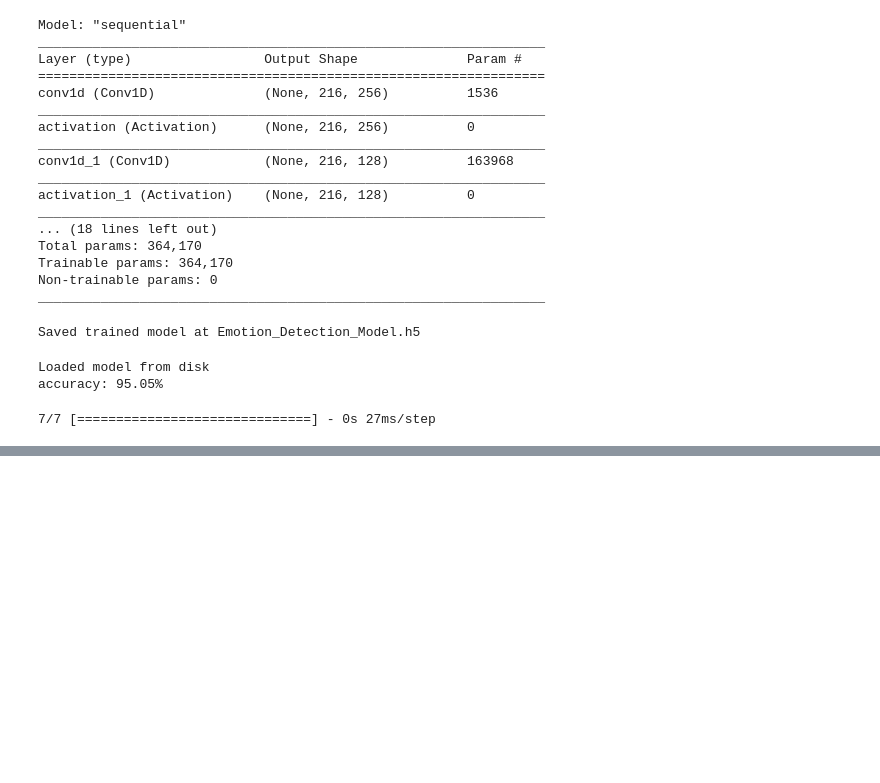
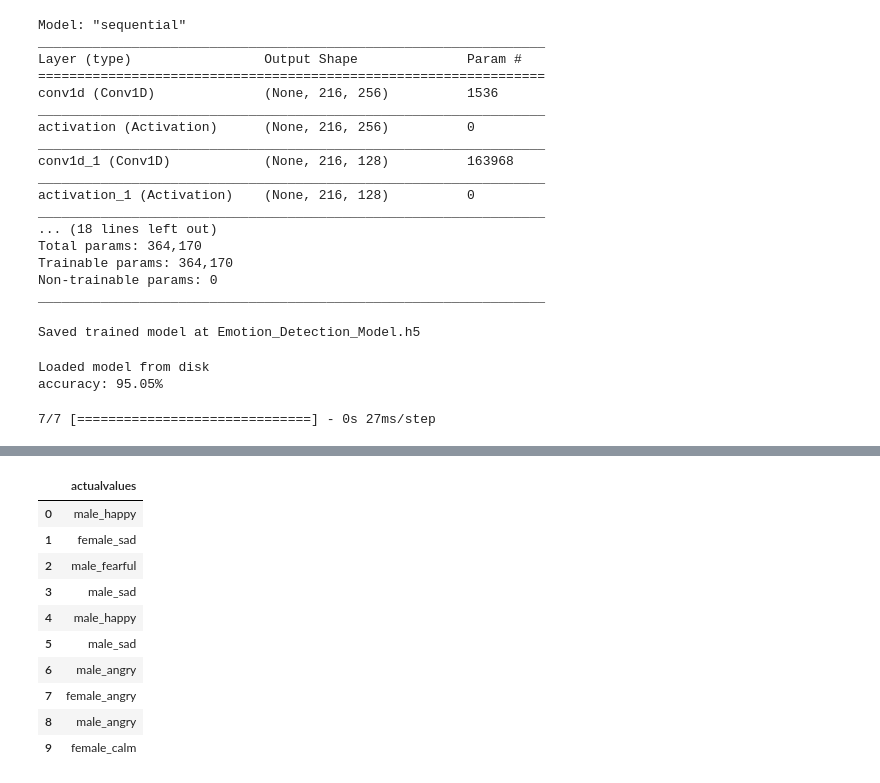
Before and after one commit to RadhiMalhotra98/CS584-Machine-Learning-Project, a Jupyter notebook: TRAINING_MODULE.ipynb, the cells around one changed output, grey strips where cells are left out. Cells and saved outputs as stored; diff of their text form; code cells hidden in the pictures; blank space fills up the shorter version.

```diff
--- a/TRAINING_MODULE.ipynb
+++ b/TRAINING_MODULE.ipynb
@@ -522,0 +540,18 @@ preds1=preds.argmax(axis=1)
+# %%
+actual=y_test.argmax(axis=1)
+abc123 = actual.astype(int).flatten()
+actualvalues = (lb.inverse_transform((abc123)))
+actualdf = pd.DataFrame({'actualvalues': actualvalues})
+actualdf[:10]
+# %% [output]
+|  | actualvalues |
+| 0 | male_happy |
+| 1 | female_sad |
+| 2 | male_fearful |
+| 3 | male_sad |
+| 4 | male_happy |
+| 5 | male_sad |
+| 6 | male_angry |
+| 7 | female_angry |
+| 8 | male_angry |
+| 9 | female_calm |
```
Also changed, not shown: parts of 2 cells of this notebook.
